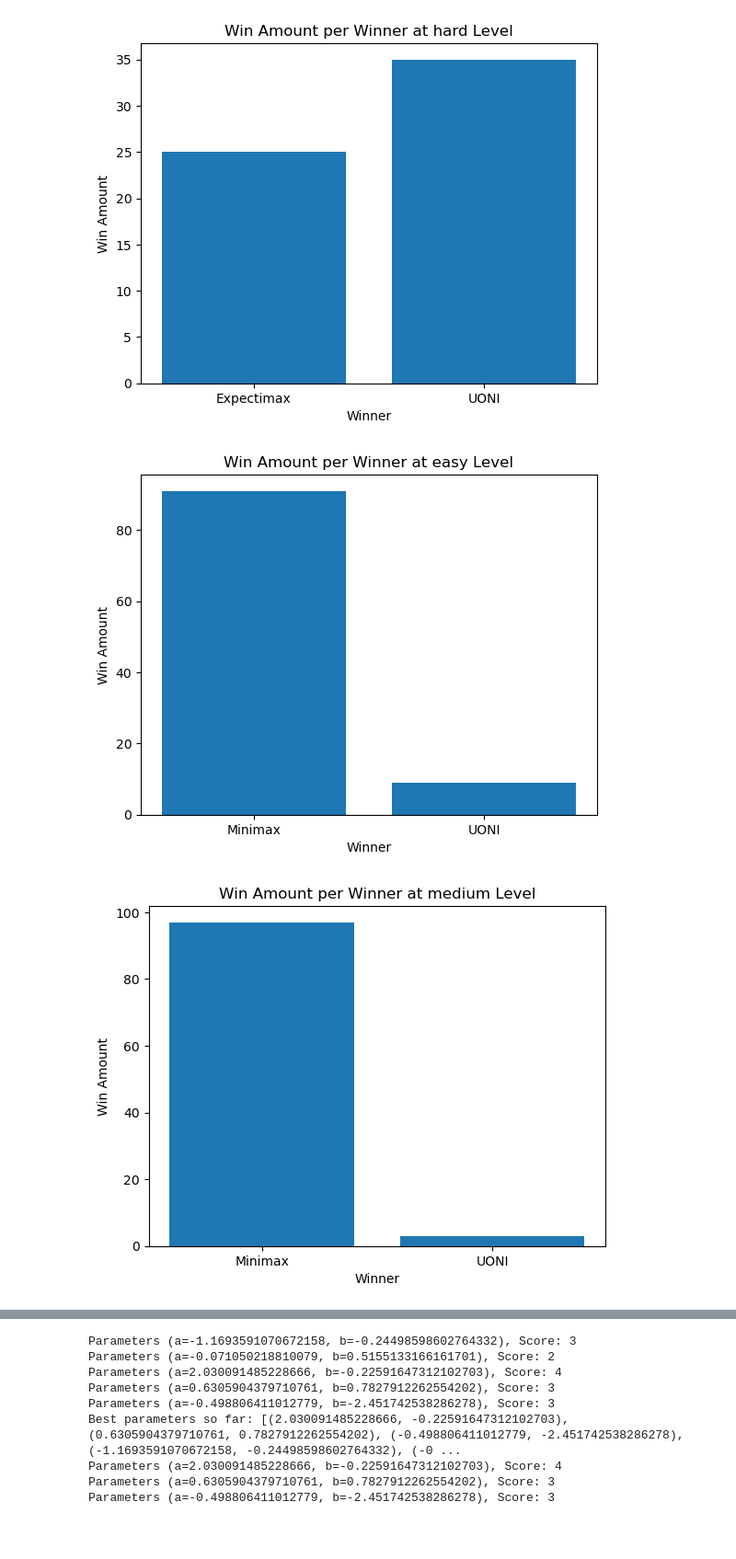
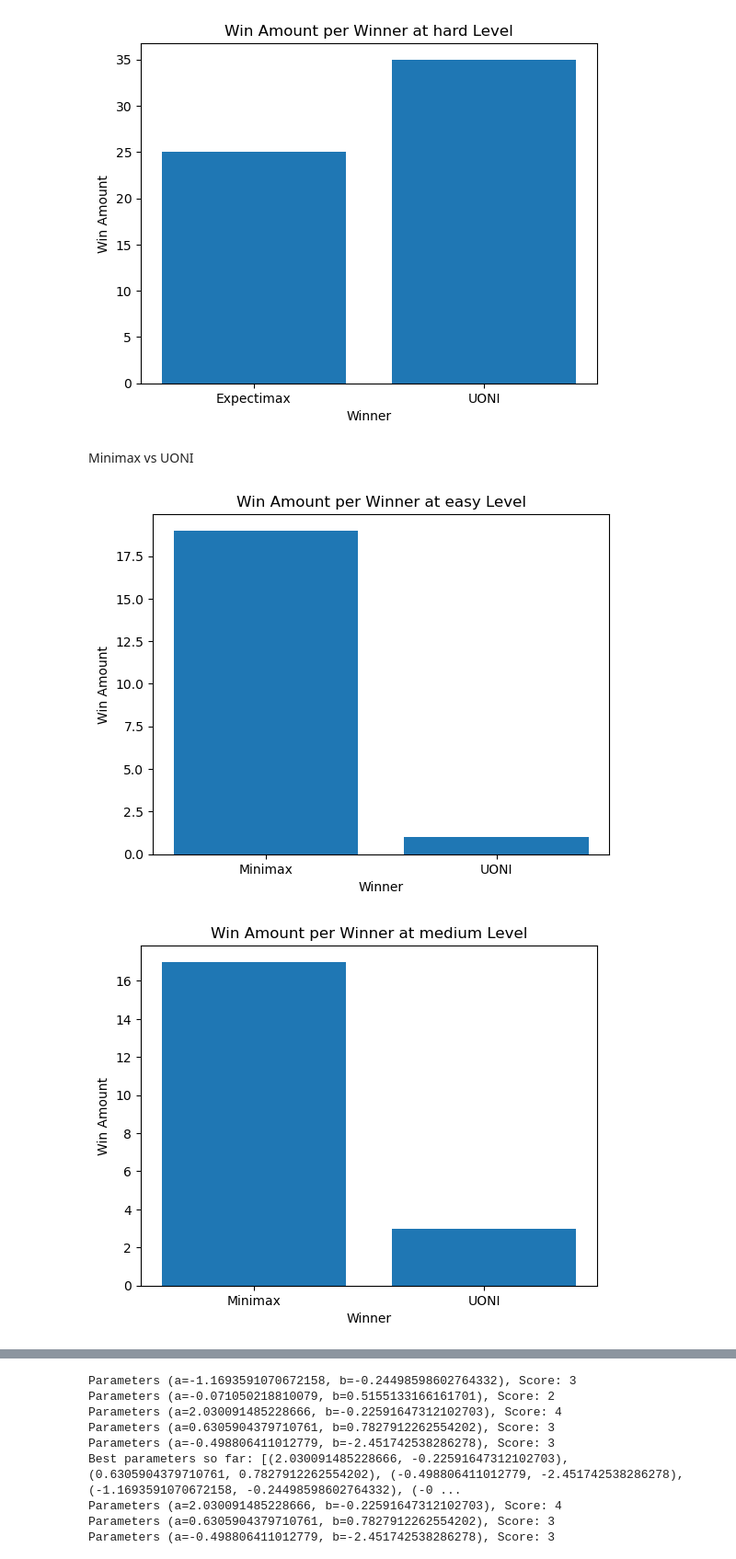
Before and after one commit to paulacantera/IA_Obl_256680, a Jupyter notebook: Obligatorio Mayo 2024/CoinGame/coin_game.ipynb, the cells around one changed output, grey strips where cells are left out. Shown at 92% size. Drawn from its saved outputs; the diff is of its cells as text; code cells hidden in the pictures; blank space fills up the shorter version.

```diff
--- a/Obligatorio Mayo 2024/CoinGame/coin_game.ipynb
+++ b/Obligatorio Mayo 2024/CoinGame/coin_game.ipynb
@@ -117,25 +121,27 @@ for level in ['easy', 'medium', 'hard']:
 [figure]
 [figure]
 [figure]
+# %% [markdown]
+Minimax vs UONI
 # %%
 def print_graph(ws, level):
     winners = ["Minimax", "UONI"]
     win_counts = [ws.count(x) for x in [1, 2]]
 
     plt.bar(winners, win_counts)
     plt.xlabel('Winner')
     plt.ylabel('Win Amount')
     plt.title(f'Win Amount per Winner at {level} Level')
     plt.show()
 
 ws = {'easy':[], 'medium':[], 'hard':[]}
 for level in ['easy', 'medium', 'hard']:
-    for i in tqdm(range(100)):
+    for i in tqdm(range(20)):
         if i % 2 == 0:
-            ws[level].append(play_vs_other_agent(env, agent1=minimax_agent, agent2=UONI(2, level), render=False))
+            ws[level].append(play_vs_other_agent(env, agent1=MinimaxAgent(player=1, max_depth=3, a= 2.7, b=-2.25), agent2=UONI(2, level), render=False))
         else:
-            ws[level].append(3 - play_vs_other_agent(env, agent1=UONI(1, level), agent2=minimax_agent, render=False))
+            ws[level].append(3 - play_vs_other_agent(env, agent1=UONI(1, level), agent2=MinimaxAgent(player=2, max_depth=3, a= 2.7, b=-2.25), render=False))
     print_graph(ws[level], level)
 # %% [output]
-[figure, old version]
+[figure, new version]
-[figure, old version]
+[figure, new version]
```
Also changed, not shown: parts of 7 cells of this notebook, 2 other files.
